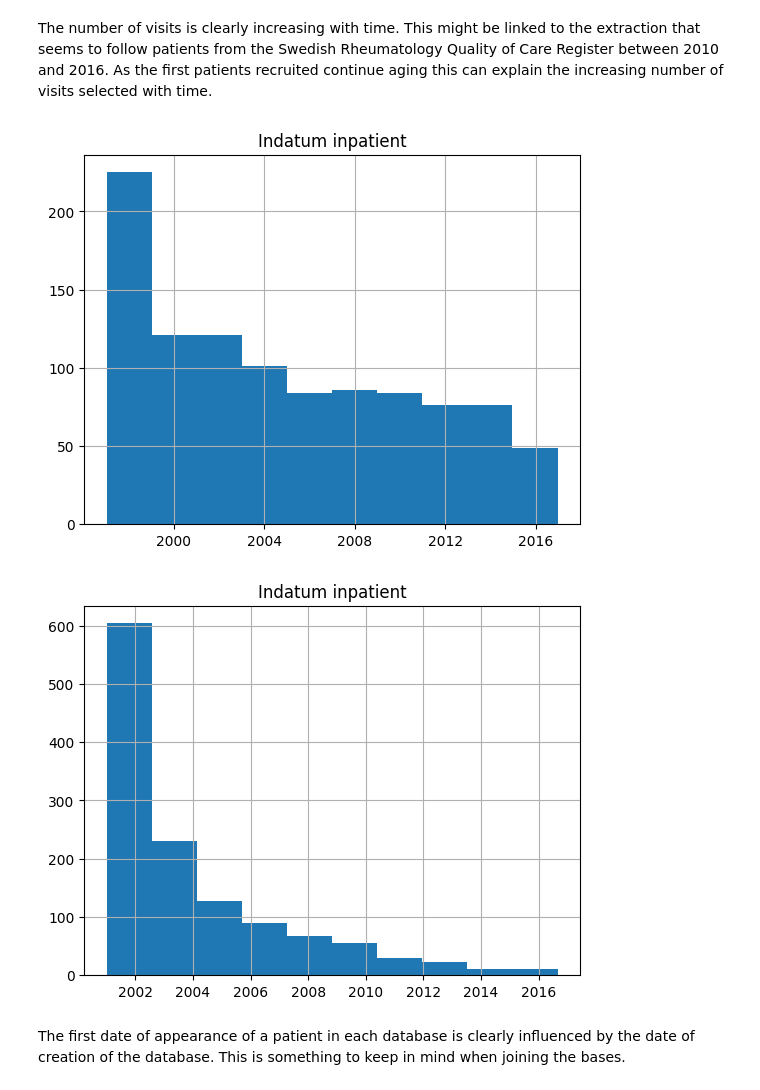
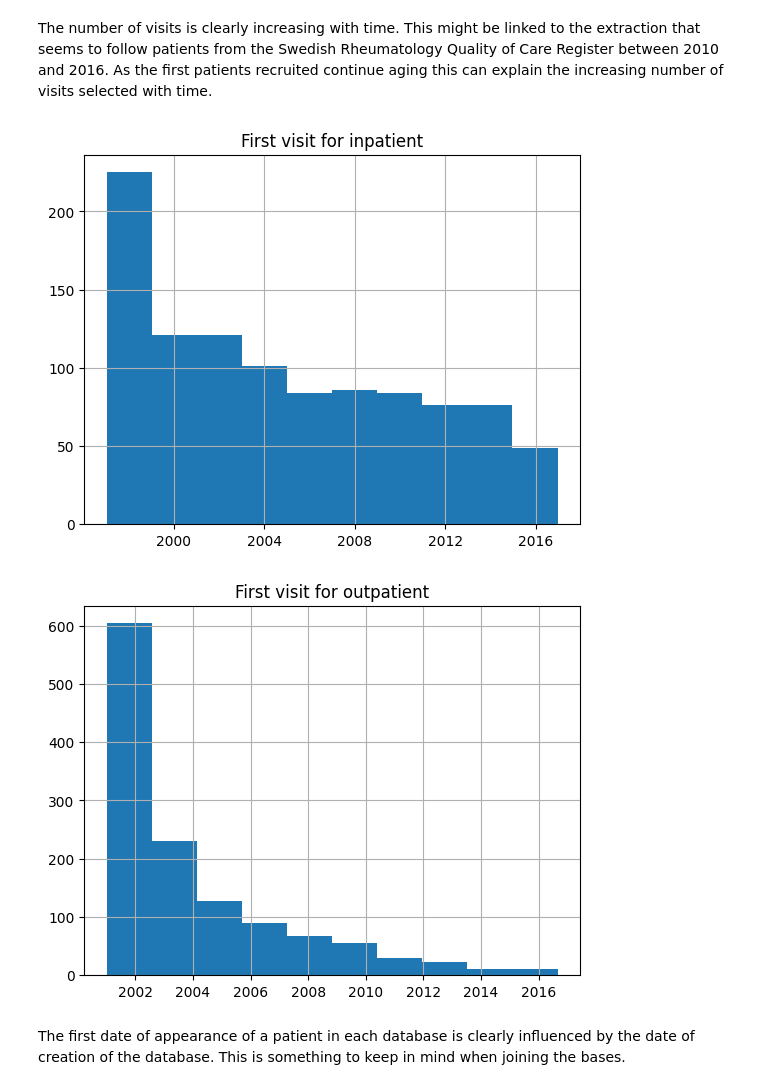
Before and after one commit to JulietteOrtholand/registery_data_test, a Jupyter notebook: assignment_1.ipynb, the cells around one changed output. Drawn from its saved outputs; the diff is of its cells as text; code cells hidden in the pictures.

```diff
--- a/assignment_1.ipynb
+++ b/assignment_1.ipynb
@@ -309,14 +309,14 @@ plt.show()
 The number of visits is clearly increasing with time. This might be linked to the extraction that seems to follow patients from the Swedish Rheumatology Quality of Care Register between 2010 and 2016. As the first patients recruited continue aging this can explain the increasing number of visits selected with time.
 # %%
 df_inpatient.groupby('pnr')['indatum'].min().hist()
-plt.title('Indatum inpatient')
+plt.title('First visit for inpatient')
 plt.show()
 
 df_outpatient.groupby('pnr')['indatum'].min().hist()
-plt.title('Indatum inpatient')
+plt.title('First visit for outpatient')
 plt.show()
 # %% [output]
-[figure, old version]
+[figure, new version]
-[figure, old version]
+[figure, new version]
 # %% [markdown]
 The first date of appearance of a patient in each database is clearly influenced by the date of creation of the database. This is something to keep in mind when joining the bases.
```
Also changed, not shown: parts of 2 cells of this notebook, 3 other files.
